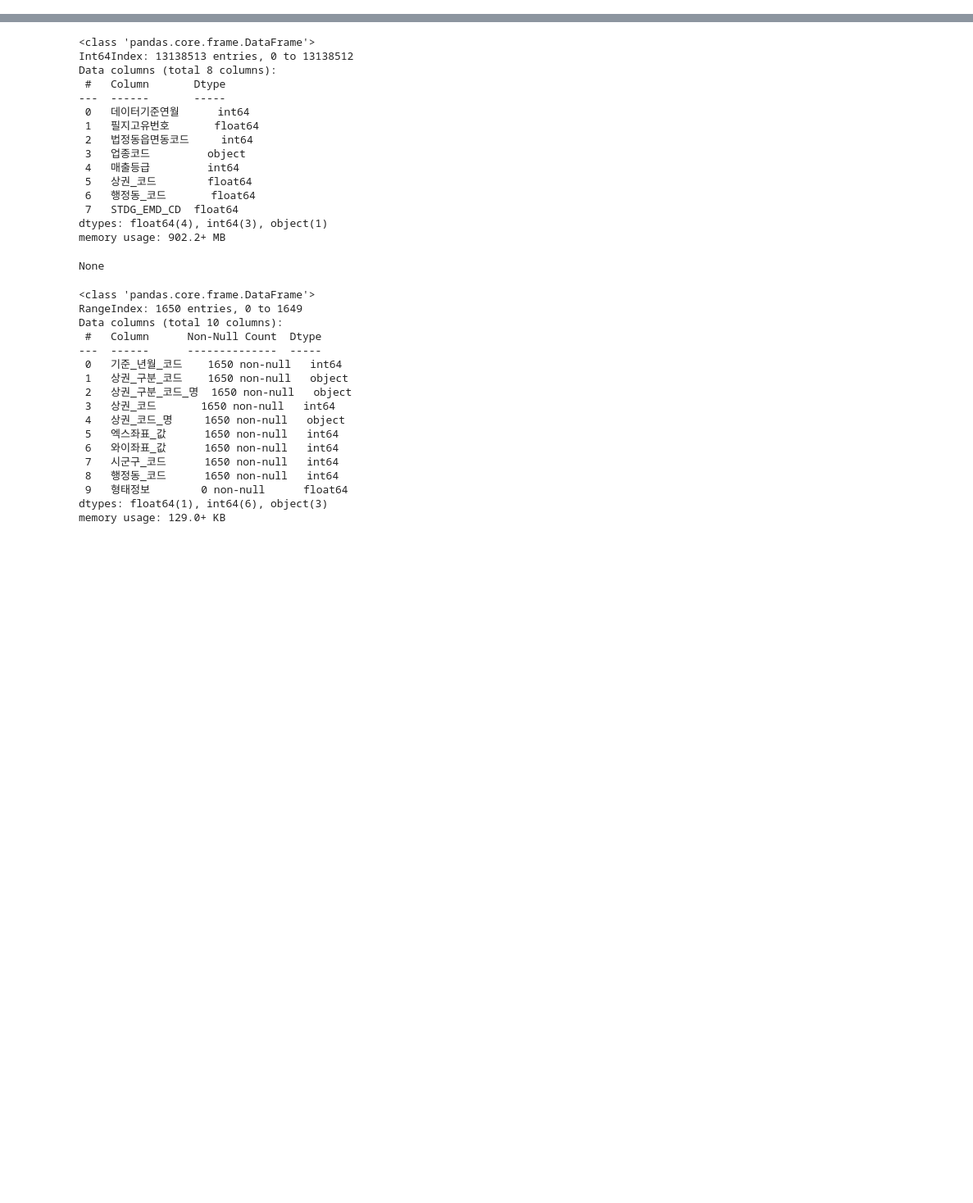
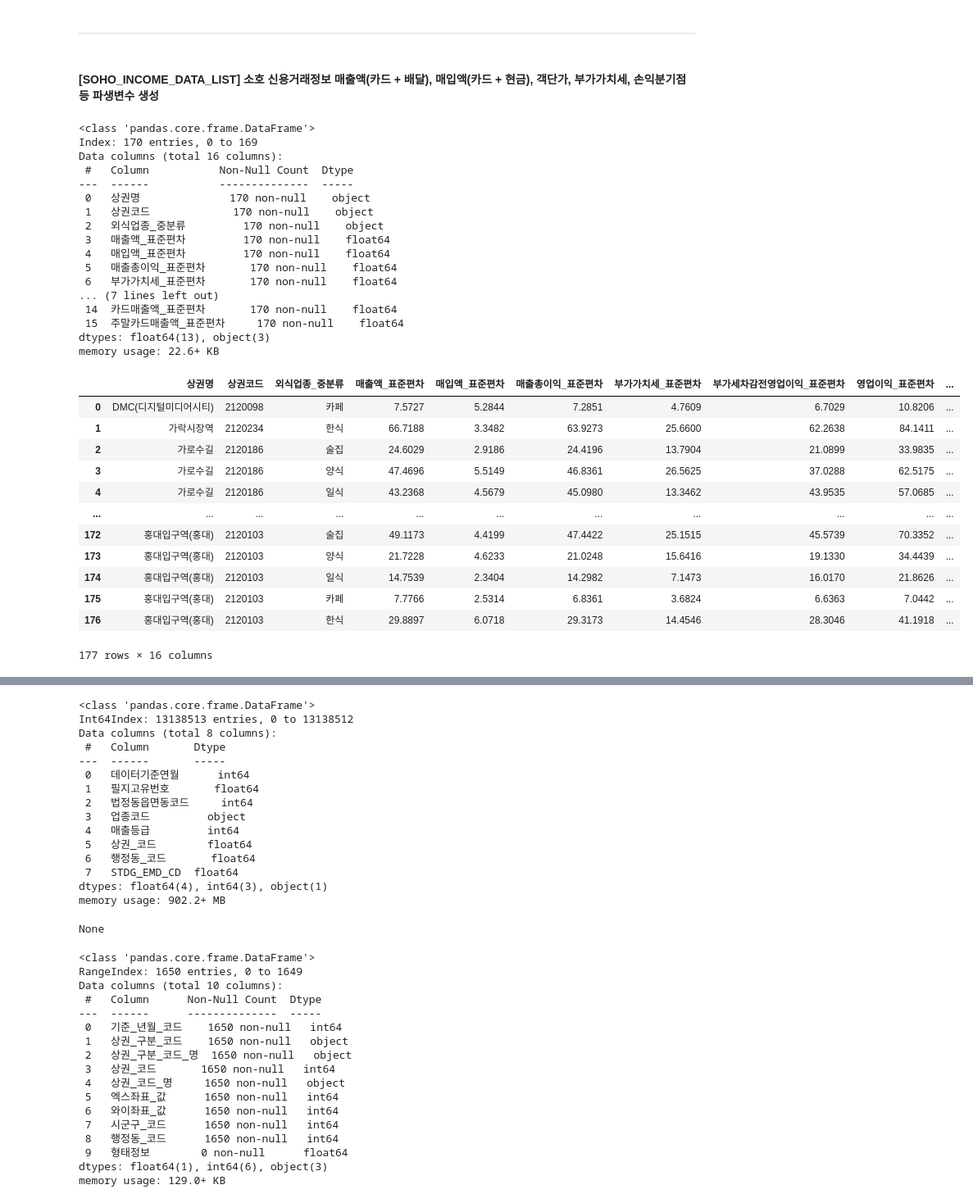
Before and after one commit to Gayeon6423/2023BigContest, a Jupyter notebook: [KCD_SOHO]_DATA_MERGE.ipynb, the cells around one changed output, grey strips where cells are left out. Shown at 82% size. Cells and saved outputs as stored; diff of their text form; code cells hidden in the pictures; blank space fills up the shorter version.

````diff
--- a/[KCD_SOHO]_DATA_MERGE.ipynb
+++ b/[KCD_SOHO]_DATA_MERGE.ipynb
@@ -17,37 +29,42 @@ Drive already mounted at /content/drive; to attempt to forcibly remount, call dr
 # %%
-class MergeData():
+?class MergeData():
 
   def __init__(self, soho_credit_data = None):
     self.soho_credit_data = soho_credit_data
 
-  def mergeSohoCredit(self, date_time: int, file_path: str, column_name_list: List):
-    # date_time에 202201 ~ 202212를 입력값으로 받고, file_path에 해당 데이터가 있는 드라이브 경로 설정
-    # file_path = # /content/drive/MyDrive/2023BigContest/Archive/"
+  def mergeSohoCredit(self, date_time1: int, date_time2: int,
+                      file_path: str, file_name: str,
+                      column_num:int, column_name_list: List):
+    # date_time에 202201 ~ 202212, 202301 ~ 202303을 입력값으로 받고,
+    # file_path에 해당 데이터가 있는 드라이브 경로 설정
+    # file_path = /content/drive/MyDrive/2023BigContest/Archive/"
 
     credit_data_list: List = []
       # 월별 데이터프레임을 담을 리스트 생성
-    date_time_list = [str(date_time + n) for n in range(0, 12, 1)]
+    date_time_list = [str(date_time1 + n) for n in range(0, 12, 1)]
+    date_time_list.extend([str(date_time2 + n) for n in range(0, 3, 1)])
+
     for date in date_time_list:
       data = pd.read_csv(
-          os.path.join(file_path + date + "_INCOME_230907.csv"),
+          os.path.join(file_path + date + file_name),
           index_col = 0, sep = ",",
           names = column_name_list)
           # header = None)
       data.drop("index", axis = 0, inplace = True)
-      data[column_name_list[1:]] = data[column_name_list[1:]].astype("float")
+      data[column_name_list[column_num:]] = data[column_name_list[column_num:]].astype("float")
 
       # data["손익분기점_매출액_STD"] = data["월임대료"] / (1 - (data["부가가치세_STD"] + data["매입액"]) / V["매출액"]) = 고정비용 / (1-변동비율)
-      data["객단가_STD"] = data["매출액_STD"] / data["고객수_STD"]
-      data["신규고객단가_STD"] = data["매출액_STD"] / data["신규고객수_STD"]
-      data["전체대비_주말매출액비중_STD"] = data["주말매출액_STD"] / data["매출액_STD"]
-        # 파생컬럼 생성
+      # data["객단가_STD"] = data["매출액_STD"] / data["고객수_STD"]
+      # data["신규고객단가_STD"] = data["매출액_STD"] / data["신규고객수_STD"]
+      # data["전체대비_주말매출액비중_STD"] = data["주말매출액_STD"] / data["매출액_STD"]
+        # 병합 후 파생컬럼 생성할 것
 
       credit_data_list.append(data)
         # os.path.join을 통한 구글 드라이브 파일 내 경로로 csv데이터 로드하여 판다스 데이터프레임으로 저장 후
         # credit_data_list에 0 ~ 11번째 인덱스의 원소로 추가
 
     return credit_data_list
-      # 2022년 12개월의 소호 상권별 신용거래정보 데이터프레임을 담은 리스트 반환
+      # 2022년 1월 ~ 2023년 3월 15개월의 서울특별시 소상공인 상권별 업종별 신용거래 및 사업장정보 데이터프레임을 담은 리스트 반환
       # 병합하여 self.soho_credit_data라는 멤버변수에 저장할 것
 # %%
 Preprocess = MergeData()
@@ -59,3 +71,52 @@ credit_data_list = Preprocess.mergeSohoCredit(
+# %%
+SOHO_INCOME_DATA_LIST = Preprocess.mergeSohoCredit(
+    date_time1 = 202201,
+    date_time2 = 202301,
+    file_path = "/content/drive/MyDrive/2023BigContest/data/DESILO_PLATFORM_DATA/SOHO_INCOME/SOHO_",
+    file_name = "_INCOME_230916.csv",
+    column_name_list = ["상권명", "상권코드", "외식업종_중분류",
+                        "매출액_표준편차", "매입액_표준편차", "매출총이익_표준편차", "부가가치세_표준편차", "부가세차감전영업이익_표준편차", "영업이익_표준편차",
+                        "주말매출액_표준편차", "사업장방문고객수_표준편차", "사업장방문신규고객수_표준편차",
+                        "배달매출액_표준편차", "주말배달매출액_표준편차", "카드매출액_표준편차", "주말카드매출액_표준편차"],
+    column_num = 3)
+# %% [markdown]
+---
+# %% [markdown]
+#### [SOHO_INCOME_DATA_LIST] 소호 신용거래정보 매출액(카드 + 배달), 매입액(카드 + 현금), 객단가, 부가가치세, 손익분기점 등 파생변수 생성
+# %%
+SOHO_INCOME_DATA_LIST[0].info()
+SOHO_INCOME_DATA_LIST[14]
+# %% [output]
+<class 'pandas.core.frame.DataFrame'>
+Index: 170 entries, 0 to 169
+Data columns (total 16 columns):
+ #   Column           Non-Null Count  Dtype
+---  ------           --------------  -----
+ 0   상권명              170 non-null    object
+ 1   상권코드             170 non-null    object
+ 2   외식업종_중분류         170 non-null    object
+ 3   매출액_표준편차         170 non-null    float64
+ 4   매입액_표준편차         170 non-null    float64
+ 5   매출총이익_표준편차       170 non-null    float64
+ 6   부가가치세_표준편차       170 non-null    float64
+... (7 lines left out)
+ 14  카드매출액_표준편차       170 non-null    float64
+ 15  주말카드매출액_표준편차     170 non-null    float64
+dtypes: float64(13), object(3)
+memory usage: 22.6+ KB
+|  | 상권명 | 상권코드 | 외식업종_중분류 | 매출액_표준편차 | 매입액_표준편차 | 매출총이익_표준편차 | 부가가치세_표준편차 | 부가세차감전영업이익_표준편차 | 영업이익_표준편차 | ... |
+| 0 | DMC(디지털미디어시티) | 2120098 | 카페 | 7.5727 | 5.2844 | 7.2851 | 4.7609 | 6.7029 | 10.8206 | ... |
+| 1 | 가락시장역 | 2120234 | 한식 | 66.7188 | 3.3482 | 63.9273 | 25.6600 | 62.2638 | 84.1411 | ... |
+| 2 | 가로수길 | 2120186 | 술집 | 24.6029 | 2.9186 | 24.4196 | 13.7904 | 21.0899 | 33.9835 | ... |
+| 3 | 가로수길 | 2120186 | 양식 | 47.4696 | 5.5149 | 46.8361 | 26.5625 | 37.0288 | 62.5175 | ... |
+| 4 | 가로수길 | 2120186 | 일식 | 43.2368 | 4.5679 | 45.0980 | 13.3462 | 43.9535 | 57.0685 | ... |
+| ... | ... | ... | ... | ... | ... | ... | ... | ... | ... | ... |
+| 172 | 홍대입구역(홍대) | 2120103 | 술집 | 49.1173 | 4.4199 | 47.4422 | 25.1515 | 45.5739 | 70.3352 | ... |
+| 173 | 홍대입구역(홍대) | 2120103 | 양식 | 21.7228 | 4.6233 | 21.0248 | 15.6416 | 19.1330 | 34.4439 | ... |
+| 174 | 홍대입구역(홍대) | 2120103 | 일식 | 14.7539 | 2.3404 | 14.2982 | 7.1473 | 16.0170 | 21.8626 | ... |
+| 175 | 홍대입구역(홍대) | 2120103 | 카페 | 7.7766 | 2.5314 | 6.8361 | 3.6824 | 6.6363 | 7.0442 | ... |
+| 176 | 홍대입구역(홍대) | 2120103 | 한식 | 29.8897 | 6.0718 | 29.3173 | 14.4546 | 28.3046 | 41.1918 | ... |
+177 rows × 16 columns
 # %% [markdown]
 ```
 * standard_deviation_population(kcd.transactions.sum_sales_card + kcd.transactions.sum_sales_delivery)
````
Also changed, not shown: parts of 20 cells of this notebook.
